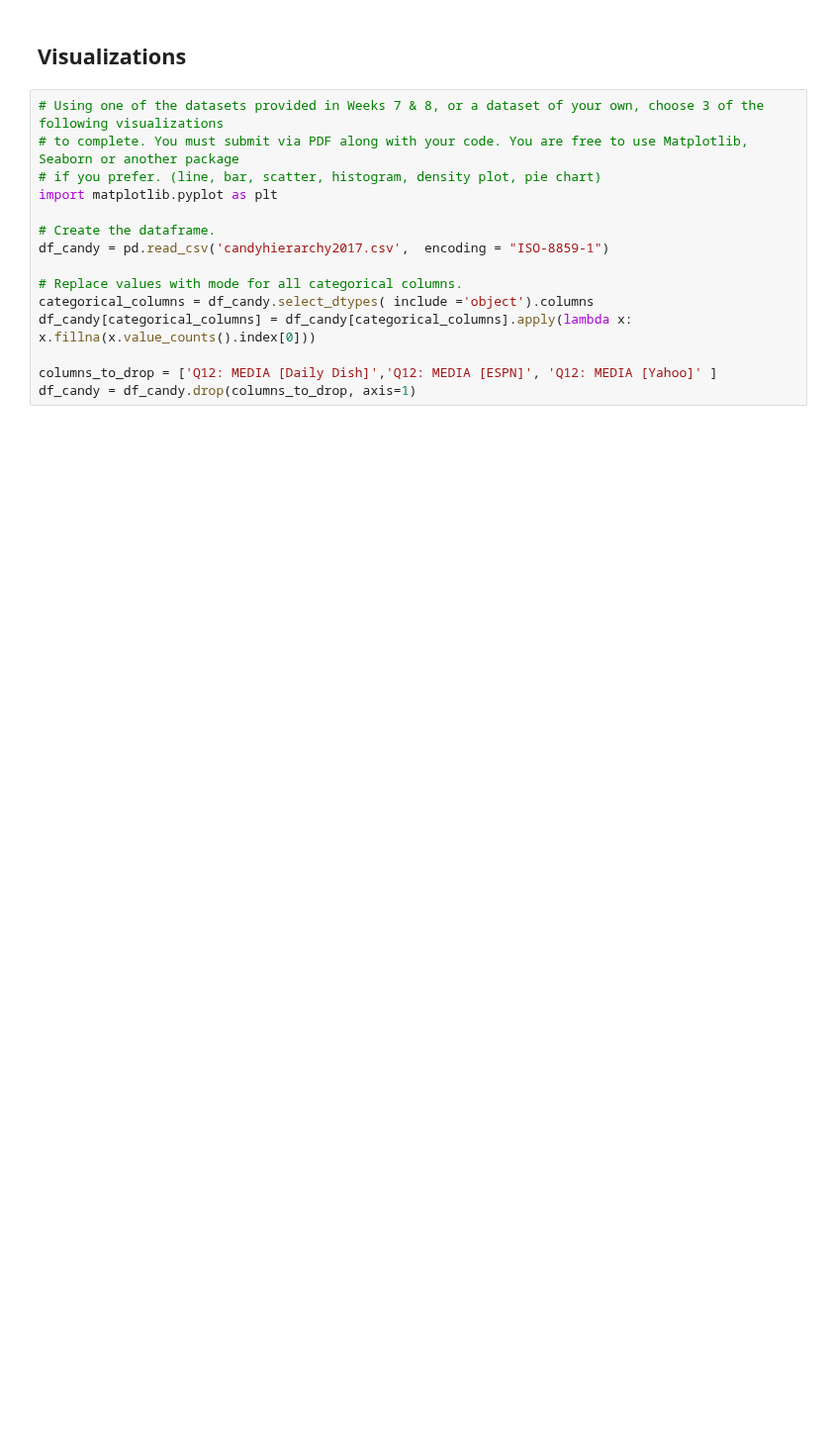
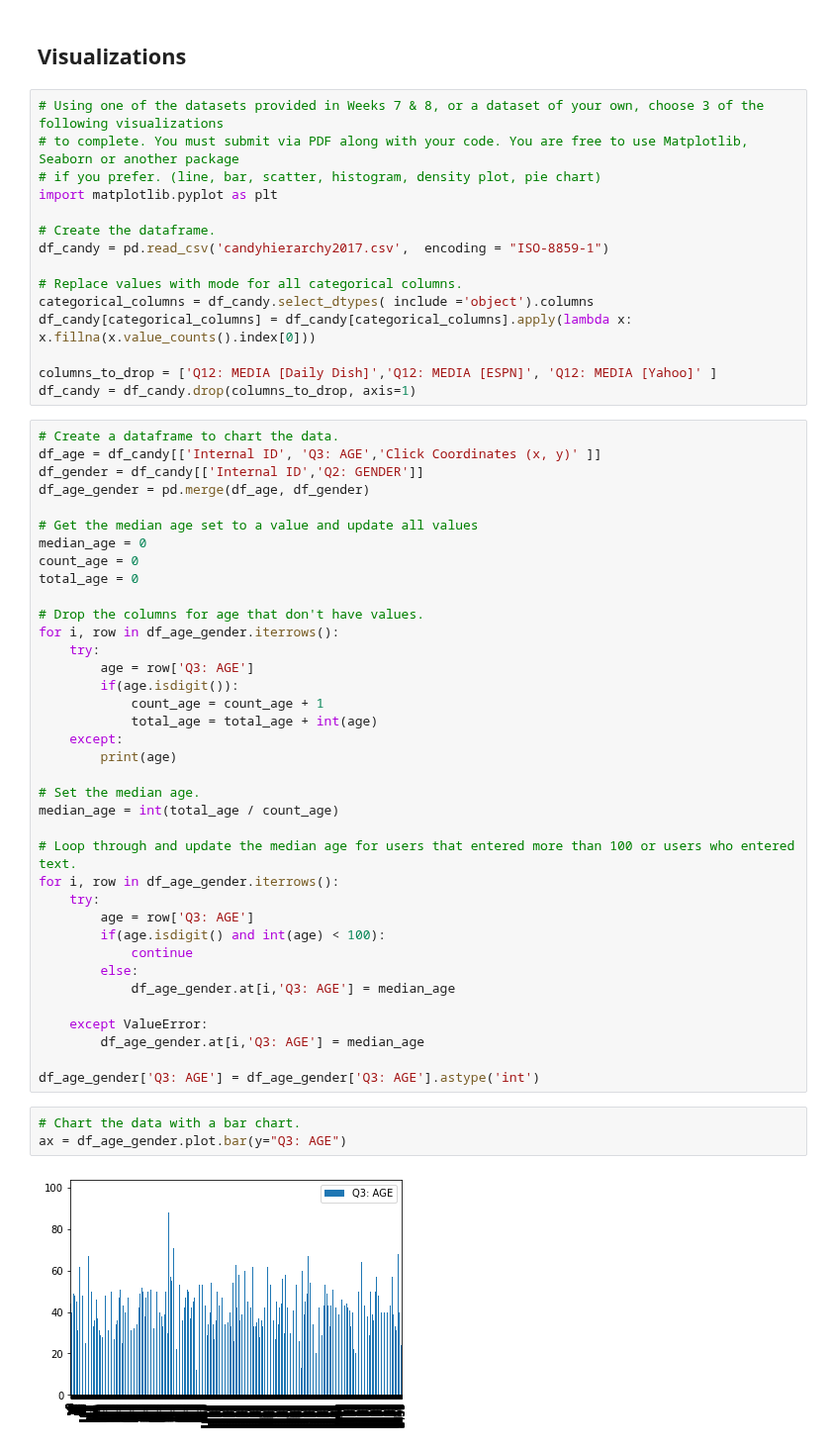
Before and after one commit to joshgreenert/Python-Projects, a Jupyter notebook: Data Preparation/Week9and10/Assignment_Week9_10_JGreenert.ipynb, the cells around one changed output. Shown at 99% size. Drawn from its saved outputs; the diff is of its cells as text; blank space fills up the shorter version.

```diff
--- a/Data Preparation/Week9and10/Assignment_Week9_10_JGreenert.ipynb
+++ b/Data Preparation/Week9and10/Assignment_Week9_10_JGreenert.ipynb
@@ -352,3 +351,45 @@ df_candy[categorical_columns] = df_candy[categorical_columns].apply(lambda x: x.
 
 columns_to_drop = ['Q12: MEDIA [Daily Dish]','Q12: MEDIA [ESPN]', 'Q12: MEDIA [Yahoo]' ]
 df_candy = df_candy.drop(columns_to_drop, axis=1)
+# %%
+# Create a dataframe to chart the data.
+df_age = df_candy[['Internal ID', 'Q3: AGE','Click Coordinates (x, y)' ]]
+df_gender = df_candy[['Internal ID','Q2: GENDER']]
+df_age_gender = pd.merge(df_age, df_gender)
+
+# Get the median age set to a value and update all values
+median_age = 0
+count_age = 0
+total_age = 0
+
+# Drop the columns for age that don't have values.
+for i, row in df_age_gender.iterrows():
+    try:
+        age = row['Q3: AGE']
+        if(age.isdigit()):
+            count_age = count_age + 1
+            total_age = total_age + int(age)
+    except:
+        print(age)
+
+# Set the median age.
+median_age = int(total_age / count_age)
+
+# Loop through and update the median age for users that entered more than 100 or users who entered text.
+for i, row in df_age_gender.iterrows():
+    try:
+        age = row['Q3: AGE']
+        if(age.isdigit() and int(age) < 100):
+            continue
+        else:
+            df_age_gender.at[i,'Q3: AGE'] = median_age
+
+    except ValueError:
+        df_age_gender.at[i,'Q3: AGE'] = median_age
+
+df_age_gender['Q3: AGE'] = df_age_gender['Q3: AGE'].astype('int')
+# %%
+# Chart the data with a bar chart.
+ax = df_age_gender.plot.bar(y="Q3: AGE")
+# %% [output]
+[figure, added]
```
Also changed, not shown: parts of 7 cells of this notebook, 1 other file.
